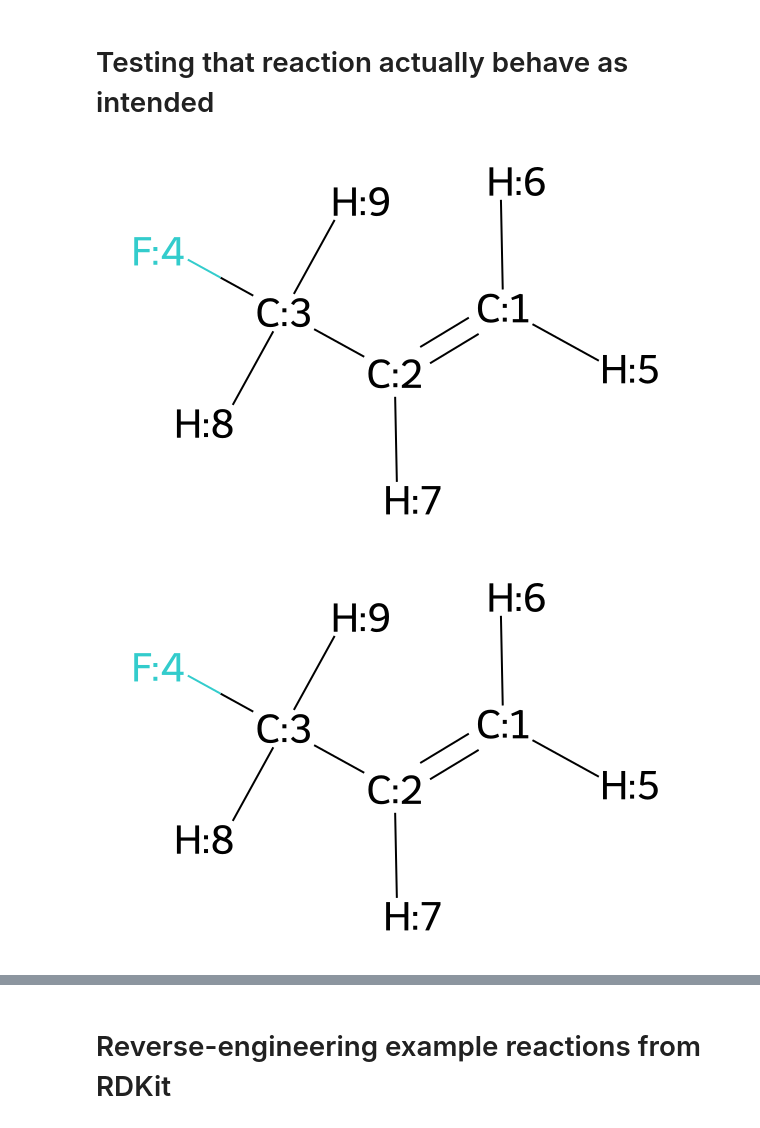
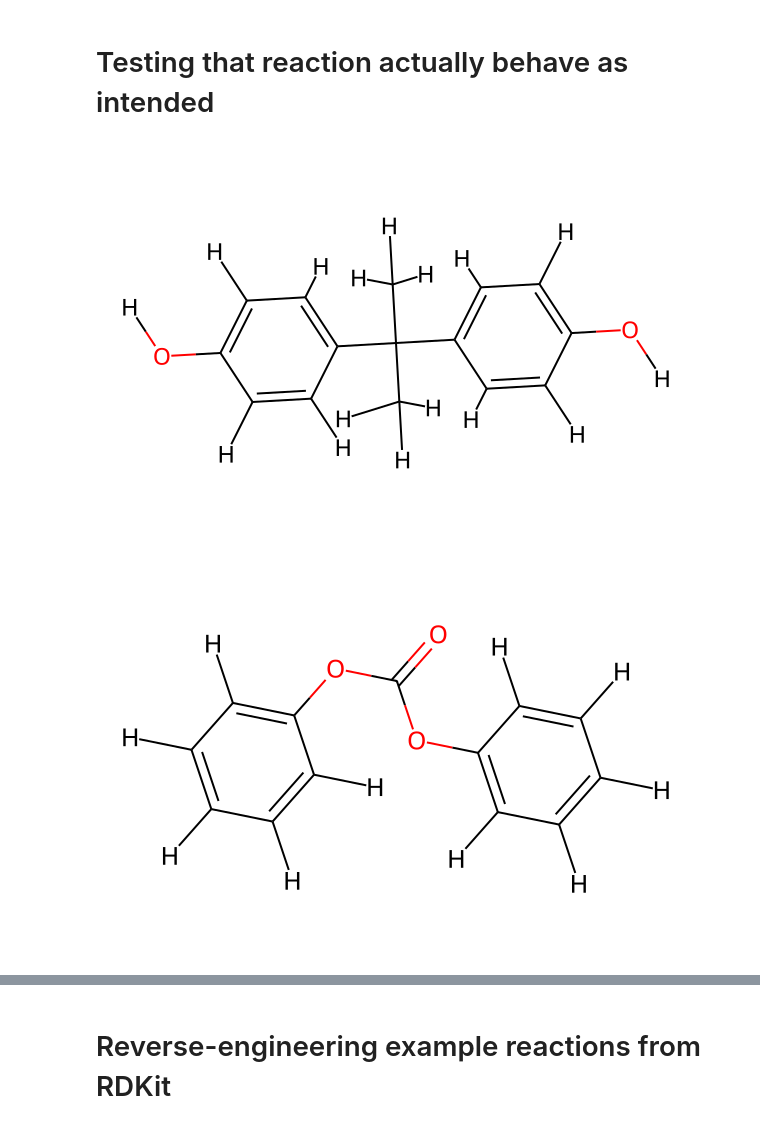
Before and after one commit to timbernat/NREL_polymers, a Jupyter notebook: reaction_def.ipynb, the cells around one changed output, grey strips where cells are left out. Drawn from its saved outputs; the diff is of its cells as text; code cells hidden in the pictures.

```diff
--- a/reaction_def.ipynb
+++ b/reaction_def.ipynb
@@ -62,12 +62,12 @@ ester [#6][CX3](=O)[OX2H0][#6]
 # %%
 rdkdraw.set_rdkdraw_size(200, 5/2)
 
-fn_group_smiles_bare = { # TODO : add specificity vis-a-vis bond degree and stereo
+fn_group_smarts_bare = { # TODO : add specificity vis-a-vis bond degree and stereo
     'phthalimide'   : '*C(=O)N(*)C(=O)*',
     'carbamate'      : '*[NH]C(=O)O*',
     'cyclocarbonate' : '*C1OC(=O)OC1*',
     'anhydride'      : '*C(=O)OC(=O)*',
-    'vinyl'          : 'C=C*',
+    'vinyl'          : '*C=C*',
     'acyl_chloride'  : 'Cl-C(=O)*',
     'carboxyl'       : 'OC(=O)*',
     'ester'          : '*OC(=O)*',
@@ -76,8 +76,8 @@ fn_group_smiles_bare = { # TODO : add specificity vis-a-vis bond degree and ster
     'isocyanate'     : 'O=C=N*',
 }
 
-fn_group_smiles, fn_groups = {}, {}
-for group_name, smiles in fn_group_smiles_bare.items():
+fn_group_smarts, fn_groups = {}, {}
+for group_name, smiles in fn_group_smarts_bare.items():
     exp_smiles = specification.expanded_SMILES(smiles, assign_map_nums=True)
     fn_group_mol = Chem.MolFromSmiles(exp_smiles, sanitize=False)
     for atom in fn_group_mol.GetAtoms():
@@ -88,7 +88,7 @@ for group_name, smiles in fn_group_smiles_bare.items():
     print(group_name)
     display(fn_group_mol)
 
-    fn_group_smiles[group_name] = exp_smiles
+    fn_group_smarts[group_name] = exp_smiles
     fn_groups[      group_name] = fn_group_mol
 # %% [output]
 phthalimide
@@ -107,17 +107,18 @@ acyl_chloride
 # %% [markdown]
 ### Define complete small-molecule byproducts (as query mols)
 # %%
-byproduct_smiles_bare = {
+byproduct_smarts_bare = {
     'water' : 'O',
-    'hcl'   : '[ClH]'
+    'hcl'   : '[ClH]',
+    'alcohol' : 'O*'
 }
 
-byproduct_smiles, byproducts = {}, {}
-for group_name, smiles in byproduct_smiles_bare.items():
+byproduct_smarts, byproducts = {}, {}
+for group_name, smiles in byproduct_smarts_bare.items():
     exp_smiles = specification.expanded_SMILES(smiles, assign_map_nums=False)
     byproduct = Chem.MolFromSmarts(exp_smiles) # must be SMARTS for successful query
 
-    byproduct_smiles[group_name] = exp_smiles
+    byproduct_smarts[group_name] = exp_smiles
     byproducts[group_name] = byproduct
     display(byproduct)
 # %% [output]
@@ -265,18 +299,22 @@ for chemistry, rxn in rxns.items():
     rxn.to_rxnfile(RXN_FILES_PATH / f'{chemistry}.rxn')
 # %% [markdown]
 # Testing that reaction actually behave as intended
+# %%
+test_reactants = {
+    'polyvinyl_head_tail' : ('C=C(CF)', 'C=C(CF)'),
+    'polycarbonate_phosgene' : ('OCCO', 'ClC(=O)Cl'),
+    'polycarbonate_nonphosgene' : ('CC(C)(c1ccc(cc1)O)c2ccc(cc2)O', 'O=C(Oc1ccccc1)Oc2ccccc2'),
+}
 # %%
-smiles = ('C=C(CF)', 'C=C(CF)') # vinyl
-# smiles = ('OCCO', 'ClC(=O)Cl') # carbonate
-# smiles = ('OCCO', 'OC(=O)CCC(=O)O') # ester
+targ_rxn = 'polycarbonate_nonphosgene'
 
 reactants = []
-for sm in smiles:
-    exp_smiles = specification.expanded_SMILES(sm)
+for sm in test_reactants[targ_rxn]:
+    exp_smiles = specification.expanded_SMILES(sm, assign_map_nums=False)
     reactant = Chem.MolFromSmiles(exp_smiles, sanitize=False)
     display(reactant)
     reactants.append(reactant)
 # %% [output]
-[figure, old version]
+[figure, new version]
-[figure, old version]
+[figure, new version]
 # %%
```
Also changed, not shown: parts of 35 cells of this notebook.
